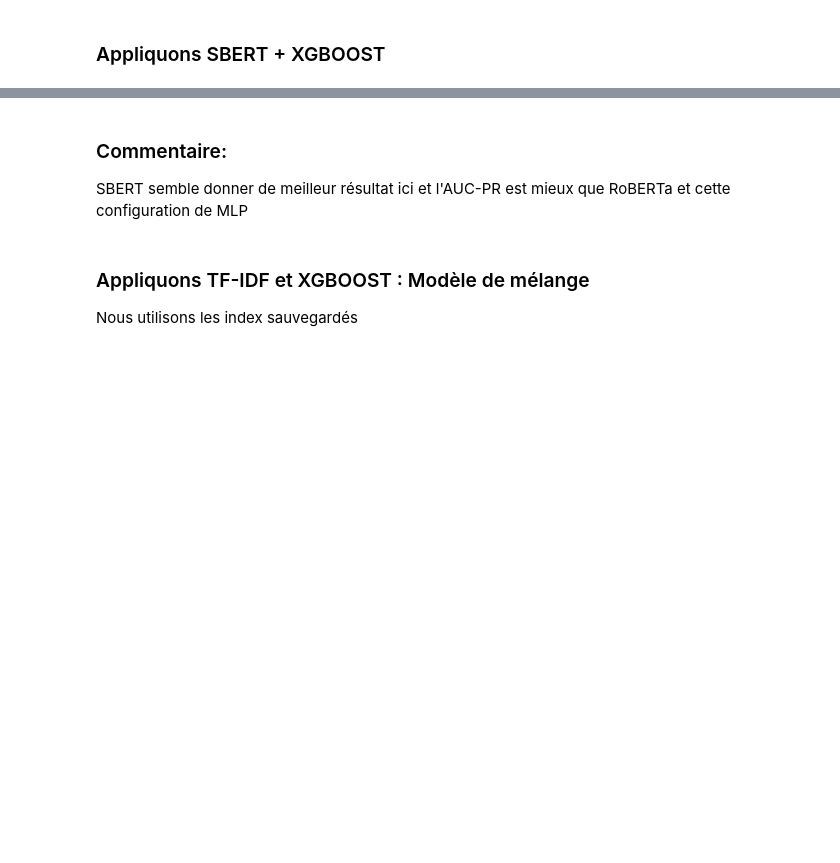
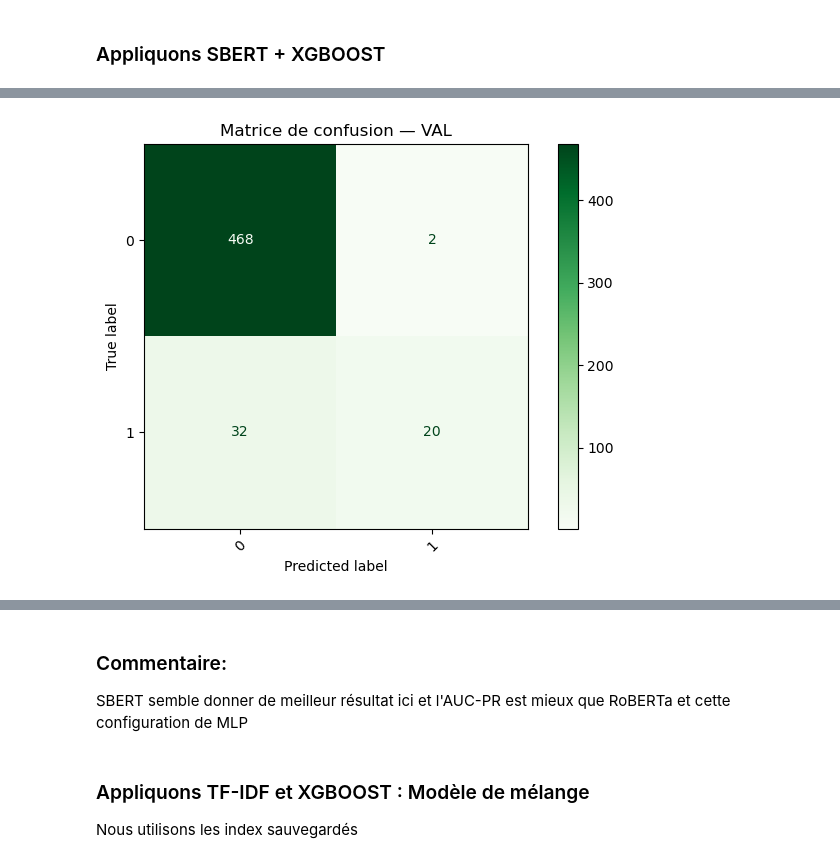
Before and after one commit to rosalie0309/Projet_SURSY, a Jupyter notebook: Phase2/classification_experimentations.ipynb, the cells around one changed output, grey strips where cells are left out. Drawn from its saved outputs; the diff is of its cells as text; code cells hidden in the pictures; blank space fills up the shorter version.

```diff
--- a/Phase2/classification_experimentations.ipynb
+++ b/Phase2/classification_experimentations.ipynb
@@ -817,10 +858,11 @@ from sklearn.preprocessing import StandardScaler, LabelEncoder
 from sklearn.metrics import (classification_report, confusion_matrix, ConfusionMatrixDisplay,
                              precision_recall_curve, average_precision_score)
 import xgboost as xgb
+from xgboost.callback import EarlyStopping
 
 SEED = 42
 
-# --- 0) Splits (figés) ---
+# --- 0) Chargement des index sauvegardés ---
 idx_train = np.load("splits_idx_train.npy")
 idx_val   = np.load("splits_idx_val.npy")
 idx_test  = np.load("splits_idx_test.npy")
@@ -854,67 +896,84 @@ X_train_scaled = scaler.fit_transform(X_train_vec)
 X_val_scaled   = scaler.transform(X_val_vec)
 X_test_scaled  = scaler.transform(X_test_vec)
 
-# --- 5) XGBoost : entraînement avec early stopping sur VAL ---
-clf = xgb.XGBClassifier(
-    objective="binary:logistic",
-    eval_metric="logloss",
-    n_estimators=2000,        # large, early_stopping coupera
-    learning_rate=0.05,
-    max_depth=5,
-    subsample=0.8,
-    colsample_bytree=0.8,
-    random_state=SEED,
-    n_jobs=-1
-)
+# --- 5) XGBoost : entraînement avec early stopping (API native) ---
+dtrain = xgb.DMatrix(X_train_scaled, label=y_train)
+dval   = xgb.DMatrix(X_val_scaled,   label=y_val)
+dtest  = xgb.DMatrix(X_test_scaled,  label=y_test)
 
-clf.fit(
-    X_train_scaled, y_train,
-    eval_set=[(X_train_scaled, y_train), (X_val_scaled, y_val)],
+params = {
+    "objective": "binary:logistic",
+    "eval_metric": "logloss",
+    "eta": 0.05,              # = learning_rate
+    "max_depth": 5,
+    "subsample": 0.8,
+    "colsample_bytree": 0.8,
+    "seed": SEED
+}
+
+watchlist = [(dtrain, "train"), (dval, "val")]
+bst = xgb.train(
+    params=params,
+    dtrain=dtrain,
+    num_boost_round=2000,
+    evals=watchlist,
     early_stopping_rounds=50,
-    verbose=True
+    verbose_eval=50
 )
 
 # --- 6) Évaluations ---
-def evaluate_split(name, Xs, ys, labels_order):
-    y_pred = clf.predict(Xs)
+def _predict_scores(bst, dmat):
+    # Version-safe: utilise best_iteration si dispo, sinon fallback
+    if hasattr(bst, "best_iteration") and bst.best_iteration is not None:
+        try:
+            return bst.predict(dmat, iteration_range=(0, bst.best_iteration + 1))
+        except TypeError:
+            # Anciennes versions: ntree_limit
+            ntree_limit = getattr(bst, "best_ntree_limit", bst.best_iteration + 1)
+            return bst.predict(dmat, ntree_limit=ntree_limit)
+    else:
+        return bst.predict(dmat)
+
+def evaluate_split(name, dmat, ys, labels_order):
+    y_score = _predict_scores(bst, dmat)
+    y_pred = (y_score >= 0.5).astype(int)
     print(f"\n=== Rapport de classification — {name} ===")
+    from sklearn.metrics import classification_report, confusion_matrix, ConfusionMatrixDisplay
     print(classification_report(ys, y_pred, labels=labels_order, target_names=[str(c) for c in labels_order]))
     cm = confusion_matrix(ys, y_pred, labels=labels_order)
     ConfusionMatrixDisplay(confusion_matrix=cm, display_labels=[str(c) for c in labels_order]).plot(cmap="Greens")
+    import matplotlib.pyplot as plt
     plt.title(f"Matrice de confusion — {name}")
     plt.xticks(rotation=45); plt.tight_layout(); plt.show()
 
 labels_order = np.unique(y_enc)
-evaluate_split("VAL",  X_val_scaled,  y_val,  labels_order)
-evaluate_split("TEST", X_test_scaled, y_test, labels_order)
+evaluate_split("VAL",  dval,  y_val,  labels_order)
+evaluate_split("TEST", dtest, y_test, labels_order)
 
 # --- 7) Courbe PR / AUC-PR sur TEST ---
-# déterminer l'indice de la classe positive (VS si présente)
-if "VS" in classes:
-    pos_idx = classes.index("VS")
-else:
-    # si classes encodées numériquement/ordre différent, on prend la seconde comme positive
-    pos_idx = 1 if len(classes) > 1 else 0
-
-y_score = clf.predict_proba(X_test_scaled)[:, pos_idx]
+classes = list(le.classes_)
+pos_idx = classes.index("VS") if "VS" in classes and len(classes) > 1 else 1 if len(classes) > 1 else 0
+y_score = _predict_scores(bst, dtest)
 y_true_bin = (y_test == pos_idx).astype(int)
 
+from sklearn.metrics import precision_recall_curve, average_precision_score
 precision, recall, _ = precision_recall_curve(y_true_bin, y_score)
 auc_pr = average_precision_score(y_true_bin, y_score)
 
+import matplotlib.pyplot as plt
 plt.figure(figsize=(7,5))
 plt.plot(recall, precision, label=f"AUC-PR = {auc_pr:.3f}")
 plt.xlabel("Recall"); plt.ylabel("Precision")
 plt.title(f"Precision–Recall (classe positive: {classes[pos_idx]}) — TEST")
 plt.legend(); plt.grid(True); plt.tight_layout(); plt.show()
 
-# --- 8) Sauvegardes ---
+
+"""""
+# Sauvegardes
+import joblib, os
 os.makedirs("models_sbert_xgb", exist_ok=True)
 joblib.dump(scaler,   "models_sbert_xgb/scaler.joblib")
 joblib.dump(le,       "models_sbert_xgb/label_encoder.joblib")
-joblib.dump(clf,      "models_sbert_xgb/xgb_classifier.pkl")   # scikit-API
-# (Optionnel) Sauvegarder aussi le booster natif
-clf.get_booster().save_model("models_sbert_xgb/xgb_booster.json")
-
-print("\nArtifacts sauvegardés dans models_sbert_xgb/")
+bst.save_model("models_sbert_xgb/xgb_booster.json")
+"""
 # %% [output]
@@ -923,0 +997 @@ Encodage SBERT (all-MiniLM-L6-v2)...
+[figure, added]
```
Also changed, not shown: parts of 14 cells of this notebook, 2 other files.
